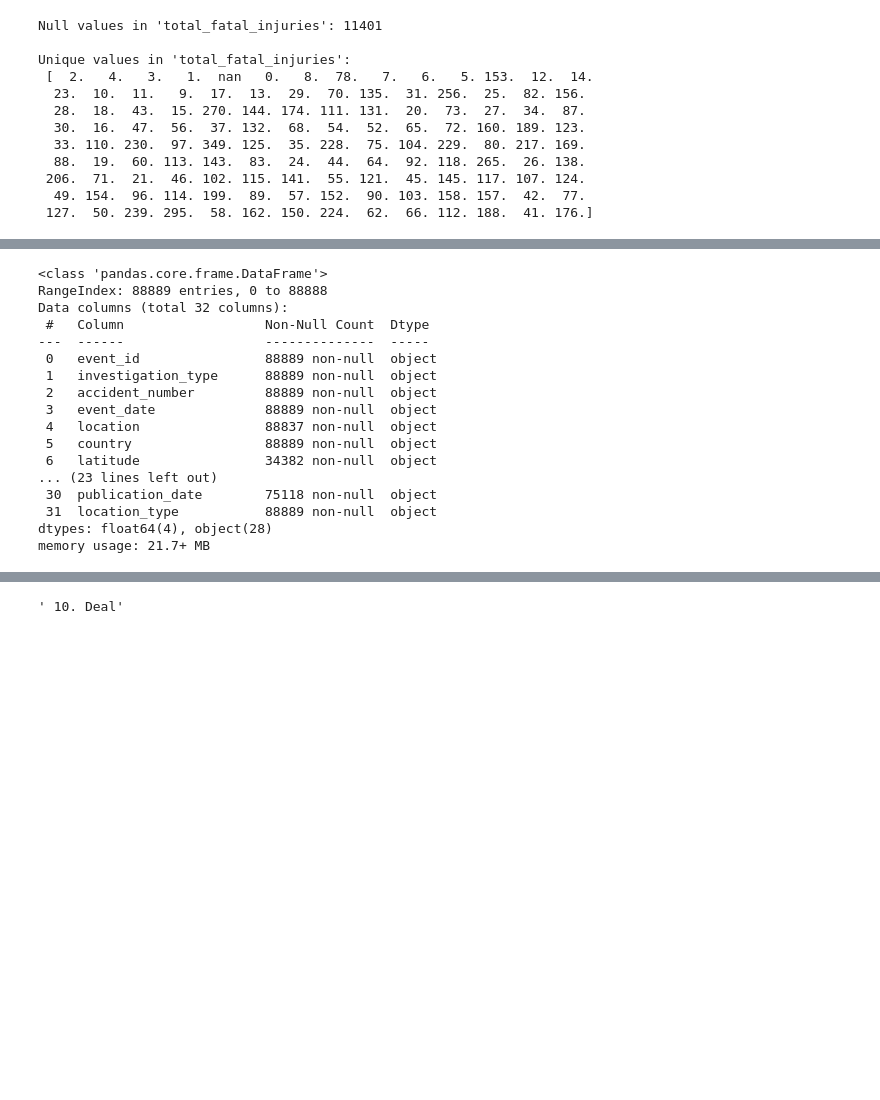
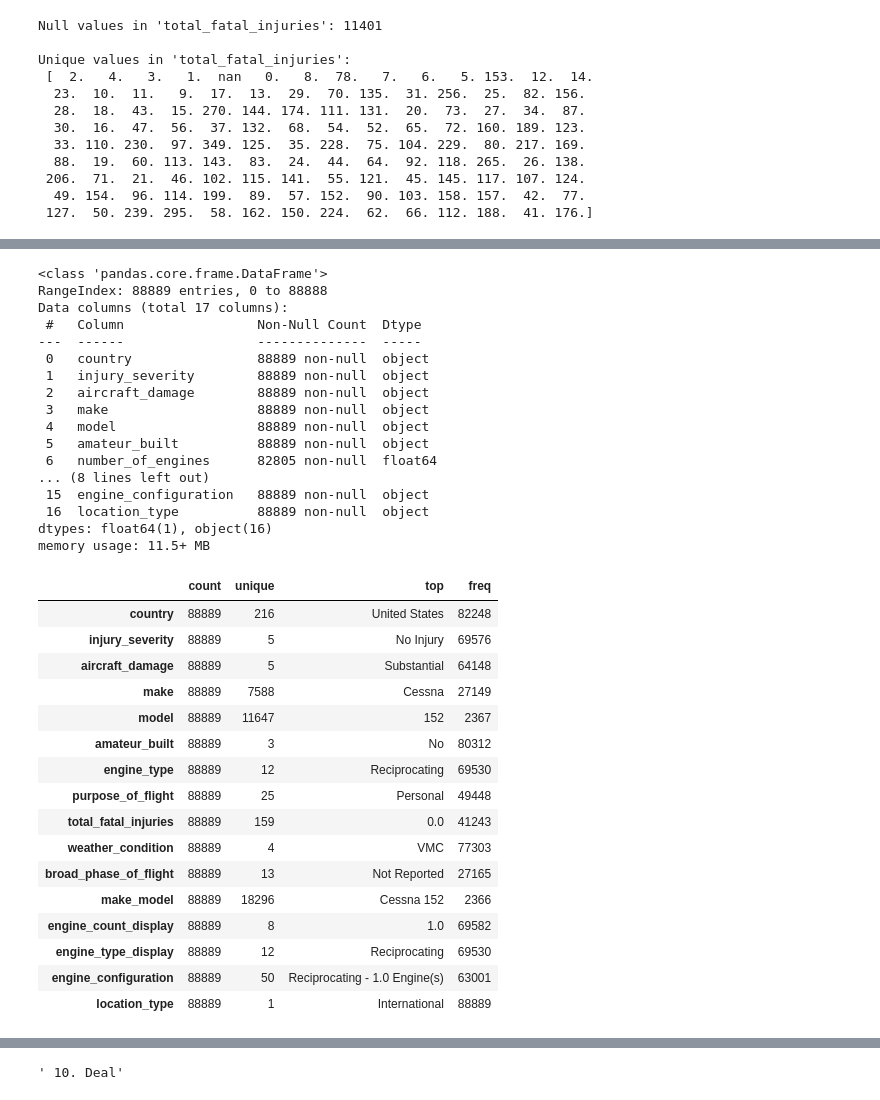
Before and after one commit to Vain-Guy/Capstone-Project-Moringa, a Jupyter notebook: notebook.ipynb, the cells around one changed output, grey strips where cells are left out. Drawn from its saved outputs; the diff is of its cells as text; code cells hidden in the pictures; blank space fills up the shorter version.

Commit message:
test save new cleaned files

```diff
--- a/notebook.ipynb
+++ b/notebook.ipynb
@@ -754,6 +900,7 @@ Null count after imputation: 0
 # %%
-# ==================== [FINAL CHECK BEFORE ANALYSIS] ===================
+# ==================== [Load cleaned dataset and confirm it's readiness for analysis] ===================
 
-# Check rows and columns
-print(f"The dataset contains {aviation_data.shape[0]} rows and {aviation_data.shape[1]} columns\n")
+aviation_df = pd.read_csv(r'Data\CleanedAviationData.csv', encoding = 'ISO-8859-1')
+
+aviation_df.head()
 # %% [output]
@@ -761,24 +931,43 @@ The dataset contains 88889 rows and 32 columns
 # %%
 # Get metadat
-aviation_data.info()
+aviation_df.info()
 # %% [output]
 <class 'pandas.core.frame.DataFrame'>
 RangeIndex: 88889 entries, 0 to 88888
-Data columns (total 32 columns):
- #   Column                  Non-Null Count  Dtype
----  ------                  --------------  -----
- 0   event_id                88889 non-null  object
- 1   investigation_type      88889 non-null  object
- 2   accident_number         88889 non-null  object
- 3   event_date              88889 non-null  object
- 4   location                88837 non-null  object
- 5   country                 88889 non-null  object
- 6   latitude                34382 non-null  object
-... (23 lines left out)
- 30  publication_date        75118 non-null  object
- 31  location_type           88889 non-null  object
-dtypes: float64(4), object(28)
-memory usage: 21.7+ MB
+Data columns (total 17 columns):
+ #   Column                 Non-Null Count  Dtype
+---  ------                 --------------  -----
+ 0   country                88889 non-null  object
+ 1   injury_severity        88889 non-null  object
+ 2   aircraft_damage        88889 non-null  object
+ 3   make                   88889 non-null  object
+ 4   model                  88889 non-null  object
+ 5   amateur_built          88889 non-null  object
+ 6   number_of_engines      82805 non-null  float64
+... (8 lines left out)
+ 15  engine_configuration   88889 non-null  object
+ 16  location_type          88889 non-null  object
+dtypes: float64(1), object(16)
+memory usage: 11.5+ MB
 # %%
-# Drop columns I will not need
+# Get basic statistics
+aviation_df.describe(include = 'O').T
+# %% [output]
+|  | count | unique | top | freq |
+| country | 88889 | 216 | United States | 82248 |
+| injury_severity | 88889 | 5 | No Injury | 69576 |
+| aircraft_damage | 88889 | 5 | Substantial | 64148 |
+| make | 88889 | 7588 | Cessna | 27149 |
+| model | 88889 | 11647 | 152 | 2367 |
+| amateur_built | 88889 | 3 | No | 80312 |
+| engine_type | 88889 | 12 | Reciprocating | 69530 |
+| purpose_of_flight | 88889 | 25 | Personal | 49448 |
+| total_fatal_injuries | 88889 | 159 | 0.0 | 41243 |
+| weather_condition | 88889 | 4 | VMC | 77303 |
+| broad_phase_of_flight | 88889 | 13 | Not Reported | 27165 |
+| make_model | 88889 | 18296 | Cessna 152 | 2366 |
+| engine_count_display | 88889 | 8 | 1.0 | 69582 |
+| engine_type_display | 88889 | 12 | Reciprocating | 69530 |
+| engine_configuration | 88889 | 50 | Reciprocating - 1.0 Engine(s) | 63001 |
+| location_type | 88889 | 1 | International | 88889 |
 # %%
```
Also changed, not shown: parts of 38 cells of this notebook, 8 other files.
